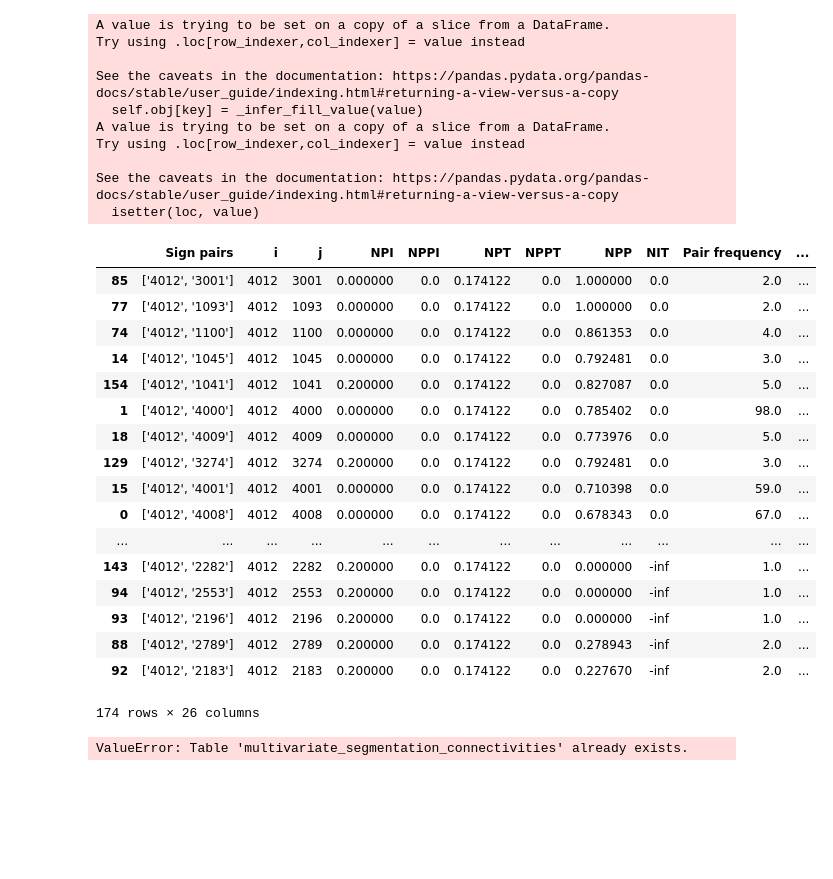
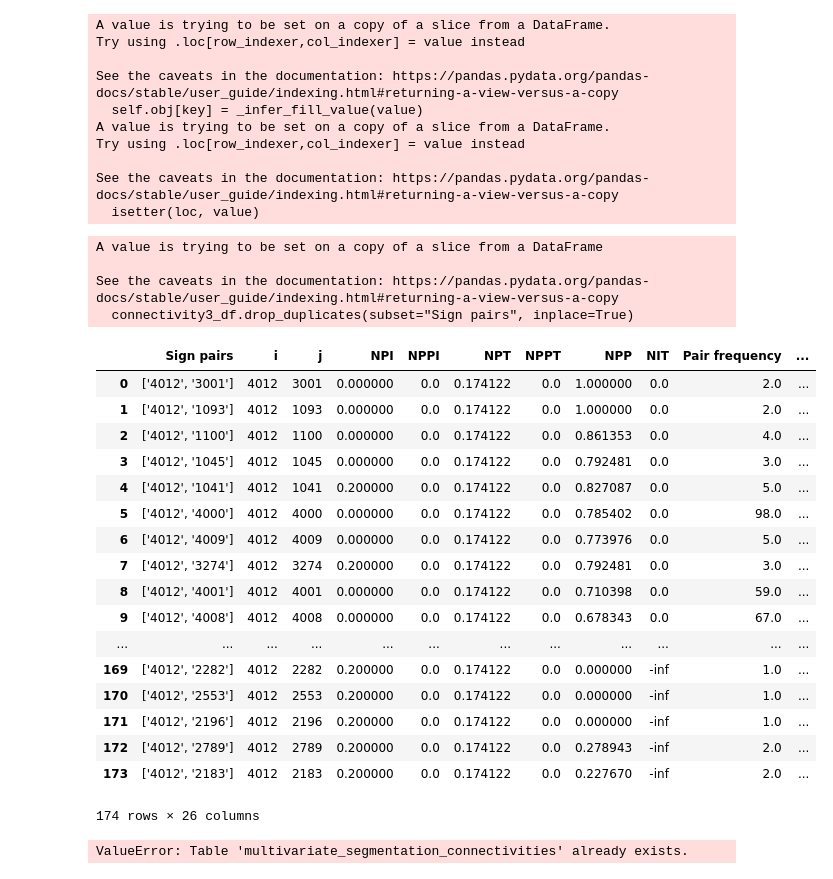
Before and after one commit to Kee2u/Deciphering_the_Indus_Valley_Script, a Jupyter notebook: Statistical_Analysis/Multivariate_Segmentation.ipynb, the cells around one changed output. Cells and saved outputs as stored; diff of their text form; code cells hidden in the pictures; blank space fills up the shorter version.

```diff
--- a/Statistical_Analysis/Multivariate_Segmentation.ipynb
+++ b/Statistical_Analysis/Multivariate_Segmentation.ipynb
@@ -672,27 +657,33 @@ Try using .loc[row_indexer,col_indexer] = value instead
 
 See the caveats in the documentation: https://pandas.pydata.org/pandas-docs/stable/user_guide/indexing.html#returning-a-view-versus-a-copy
   isetter(loc, value)
-# %%
-connectivity3_df
-# %% [output]
-|  | Sign pairs | i | j | NPI | NPPI | NPT | NPPT | NPP | NIT | Pair frequency | ... |
-| 85 | ['4012', '3001'] | 4012 | 3001 | 0.000000 | 0.0 | 0.174122 | 0.0 | 1.000000 | 0.0 | 2.0 | ... |
-| 77 | ['4012', '1093'] | 4012 | 1093 | 0.000000 | 0.0 | 0.174122 | 0.0 | 1.000000 | 0.0 | 2.0 | ... |
-| 74 | ['4012', '1100'] | 4012 | 1100 | 0.000000 | 0.0 | 0.174122 | 0.0 | 0.861353 | 0.0 | 4.0 | ... |
-| 14 | ['4012', '1045'] | 4012 | 1045 | 0.000000 | 0.0 | 0.174122 | 0.0 | 0.792481 | 0.0 | 3.0 | ... |
-| 154 | ['4012', '1041'] | 4012 | 1041 | 0.200000 | 0.0 | 0.174122 | 0.0 | 0.827087 | 0.0 | 5.0 | ... |
-| 1 | ['4012', '4000'] | 4012 | 4000 | 0.000000 | 0.0 | 0.174122 | 0.0 | 0.785402 | 0.0 | 98.0 | ... |
-| 18 | ['4012', '4009'] | 4012 | 4009 | 0.000000 | 0.0 | 0.174122 | 0.0 | 0.773976 | 0.0 | 5.0 | ... |
-| 129 | ['4012', '3274'] | 4012 | 3274 | 0.200000 | 0.0 | 0.174122 | 0.0 | 0.792481 | 0.0 | 3.0 | ... |
-| 15 | ['4012', '4001'] | 4012 | 4001 | 0.000000 | 0.0 | 0.174122 | 0.0 | 0.710398 | 0.0 | 59.0 | ... |
-| 0 | ['4012', '4008'] | 4012 | 4008 | 0.000000 | 0.0 | 0.174122 | 0.0 | 0.678343 | 0.0 | 67.0 | ... |
-| ... | ... | ... | ... | ... | ... | ... | ... | ... | ... | ... | ... |
-| 143 | ['4012', '2282'] | 4012 | 2282 | 0.200000 | 0.0 | 0.174122 | 0.0 | 0.000000 | -inf | 1.0 | ... |
-| 94 | ['4012', '2553'] | 4012 | 2553 | 0.200000 | 0.0 | 0.174122 | 0.0 | 0.000000 | -inf | 1.0 | ... |
-| 93 | ['4012', '2196'] | 4012 | 2196 | 0.200000 | 0.0 | 0.174122 | 0.0 | 0.000000 | -inf | 1.0 | ... |
-| 88 | ['4012', '2789'] | 4012 | 2789 | 0.200000 | 0.0 | 0.174122 | 0.0 | 0.278943 | -inf | 2.0 | ... |
-| 92 | ['4012', '2183'] | 4012 | 2183 | 0.200000 | 0.0 | 0.174122 | 0.0 | 0.227670 | -inf | 2.0 | ... |
-174 rows × 26 columns
+# %%
+connectivity3_df.drop_duplicates(subset="Sign pairs", inplace=True)
+connectivity3_df.reset_index(drop=True, inplace=True)
+connectivity3_df
+# %% [output]
+A value is trying to be set on a copy of a slice from a DataFrame
+
+See the caveats in the documentation: https://pandas.pydata.org/pandas-docs/stable/user_guide/indexing.html#returning-a-view-versus-a-copy
+  connectivity3_df.drop_duplicates(subset="Sign pairs", inplace=True)
+|  | Sign pairs | i | j | NPI | NPPI | NPT | NPPT | NPP | NIT | Pair frequency | ... |
+| 0 | ['4012', '3001'] | 4012 | 3001 | 0.000000 | 0.0 | 0.174122 | 0.0 | 1.000000 | 0.0 | 2.0 | ... |
+| 1 | ['4012', '1093'] | 4012 | 1093 | 0.000000 | 0.0 | 0.174122 | 0.0 | 1.000000 | 0.0 | 2.0 | ... |
+| 2 | ['4012', '1100'] | 4012 | 1100 | 0.000000 | 0.0 | 0.174122 | 0.0 | 0.861353 | 0.0 | 4.0 | ... |
+| 3 | ['4012', '1045'] | 4012 | 1045 | 0.000000 | 0.0 | 0.174122 | 0.0 | 0.792481 | 0.0 | 3.0 | ... |
+| 4 | ['4012', '1041'] | 4012 | 1041 | 0.200000 | 0.0 | 0.174122 | 0.0 | 0.827087 | 0.0 | 5.0 | ... |
+| 5 | ['4012', '4000'] | 4012 | 4000 | 0.000000 | 0.0 | 0.174122 | 0.0 | 0.785402 | 0.0 | 98.0 | ... |
+| 6 | ['4012', '4009'] | 4012 | 4009 | 0.000000 | 0.0 | 0.174122 | 0.0 | 0.773976 | 0.0 | 5.0 | ... |
+| 7 | ['4012', '3274'] | 4012 | 3274 | 0.200000 | 0.0 | 0.174122 | 0.0 | 0.792481 | 0.0 | 3.0 | ... |
+| 8 | ['4012', '4001'] | 4012 | 4001 | 0.000000 | 0.0 | 0.174122 | 0.0 | 0.710398 | 0.0 | 59.0 | ... |
+| 9 | ['4012', '4008'] | 4012 | 4008 | 0.000000 | 0.0 | 0.174122 | 0.0 | 0.678343 | 0.0 | 67.0 | ... |
+| ... | ... | ... | ... | ... | ... | ... | ... | ... | ... | ... | ... |
+| 169 | ['4012', '2282'] | 4012 | 2282 | 0.200000 | 0.0 | 0.174122 | 0.0 | 0.000000 | -inf | 1.0 | ... |
+| 170 | ['4012', '2553'] | 4012 | 2553 | 0.200000 | 0.0 | 0.174122 | 0.0 | 0.000000 | -inf | 1.0 | ... |
+| 171 | ['4012', '2196'] | 4012 | 2196 | 0.200000 | 0.0 | 0.174122 | 0.0 | 0.000000 | -inf | 1.0 | ... |
+| 172 | ['4012', '2789'] | 4012 | 2789 | 0.200000 | 0.0 | 0.174122 | 0.0 | 0.278943 | -inf | 2.0 | ... |
+| 173 | ['4012', '2183'] | 4012 | 2183 | 0.200000 | 0.0 | 0.174122 | 0.0 | 0.227670 | -inf | 2.0 | ... |
+174 rows × 26 columns
 # %%
 connectivity2_df.to_sql(name ='multivariate_segmentation_connectivities', con=engine)
 # %% [output]
```
Also changed, not shown: parts of 2 cells of this notebook.
